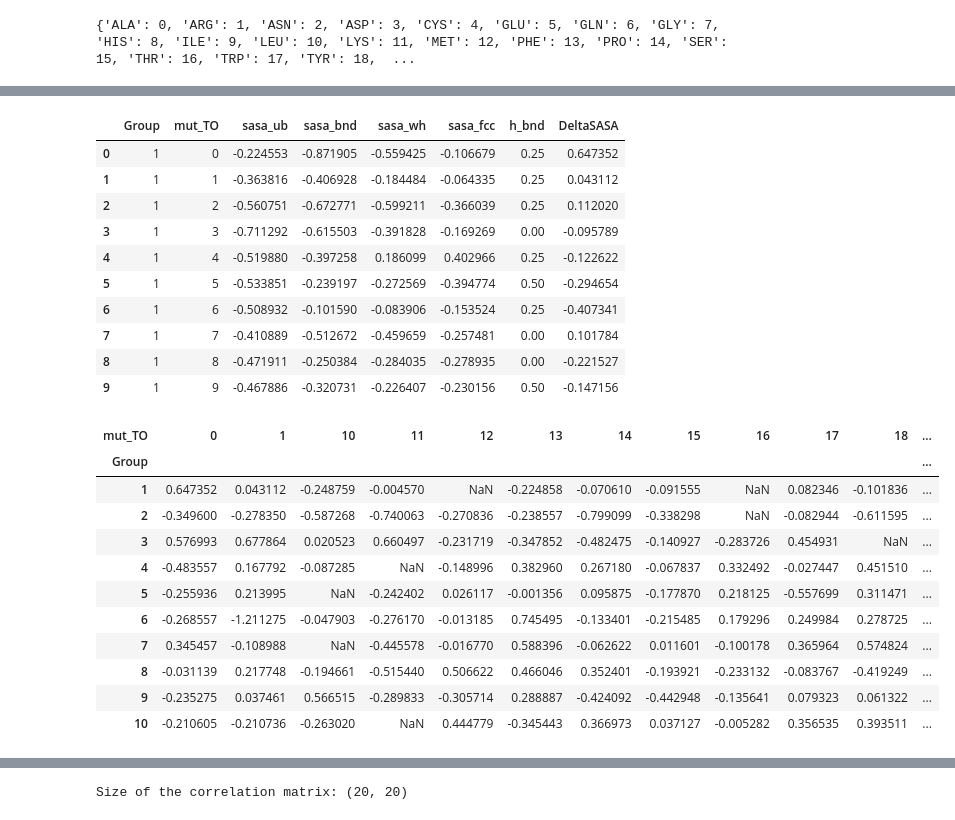
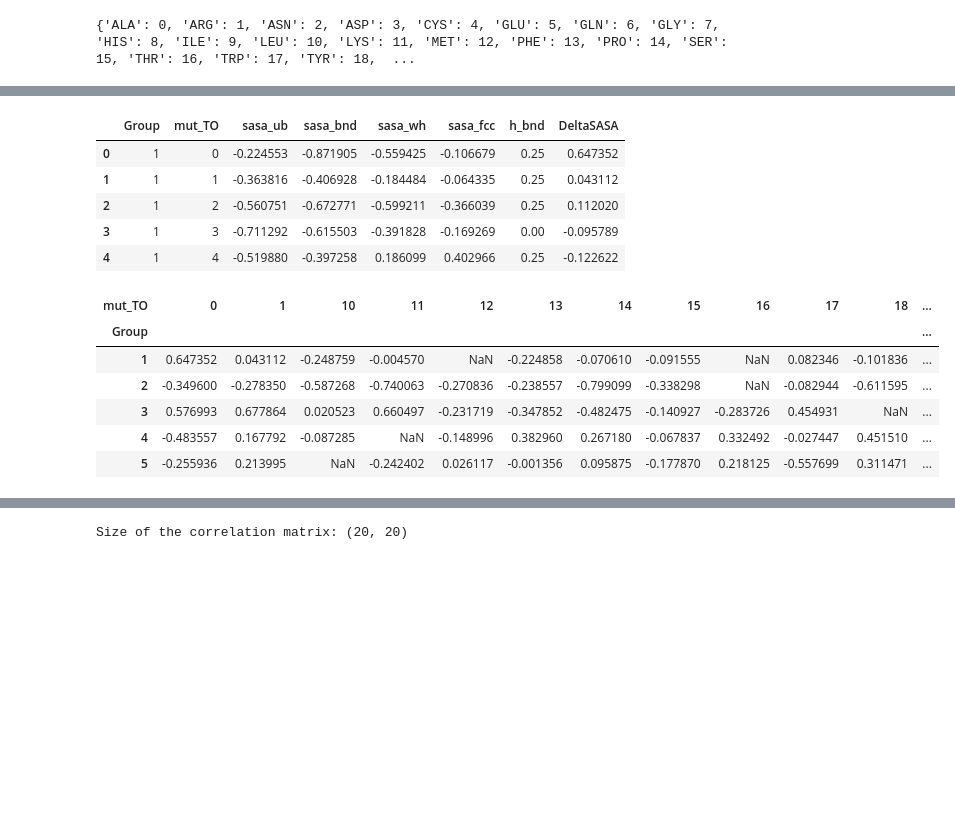
Before and after one commit to return0ftheFaraz/CS512, a Jupyter notebook: alize1.ipynb, the cells around one changed output, grey strips where cells are left out. Saved outputs shown, nothing was run; the diff lists cells and outputs as text; code cells hidden in the pictures; blank space fills up the shorter version.

```diff
--- a/alize1.ipynb
+++ b/alize1.ipynb
@@ -538,7 +531,7 @@ label_df = final_df.iloc[:, start_column_index:]
 feat_df = final_df.iloc[:,:start_column_index]
 # %%
 feat_df['DeltaSASA'] = feat_df['sasa_ub'] - feat_df['sasa_bnd']
-feat_df.head(10)
+feat_df.head(5)
 # %% [output]
 |  | Group | mut_TO | sasa_ub | sasa_bnd | sasa_wh | sasa_fcc | h_bnd | DeltaSASA |
 | 0 | 1 | 0 | -0.224553 | -0.871905 | -0.559425 | -0.106679 | 0.25 | 0.647352 |
@@ -546,25 +539,15 @@ feat_df.head(10)
 | 2 | 1 | 2 | -0.560751 | -0.672771 | -0.599211 | -0.366039 | 0.25 | 0.112020 |
 | 3 | 1 | 3 | -0.711292 | -0.615503 | -0.391828 | -0.169269 | 0.00 | -0.095789 |
 | 4 | 1 | 4 | -0.519880 | -0.397258 | 0.186099 | 0.402966 | 0.25 | -0.122622 |
-| 5 | 1 | 5 | -0.533851 | -0.239197 | -0.272569 | -0.394774 | 0.50 | -0.294654 |
-| 6 | 1 | 6 | -0.508932 | -0.101590 | -0.083906 | -0.153524 | 0.25 | -0.407341 |
-| 7 | 1 | 7 | -0.410889 | -0.512672 | -0.459659 | -0.257481 | 0.00 | 0.101784 |
-| 8 | 1 | 8 | -0.471911 | -0.250384 | -0.284035 | -0.278935 | 0.00 | -0.221527 |
-| 9 | 1 | 9 | -0.467886 | -0.320731 | -0.226407 | -0.230156 | 0.50 | -0.147156 |
 # %%
 mut_impact_df = feat_df.pivot(index='Group', columns='mut_TO', values='DeltaSASA')
-mut_impact_df.head(10)
+mut_impact_df.head(5)
 # %% [output]
 | mut_TO | 0 | 1 | 10 | 11 | 12 | 13 | 14 | 15 | 16 | 17 | 18 | ... |
 | Group |  |  |  |  |  |  |  |  |  |  |  | ... |
 | 1 | 0.647352 | 0.043112 | -0.248759 | -0.004570 | NaN | -0.224858 | -0.070610 | -0.091555 | NaN | 0.082346 | -0.101836 | ... |
 | 2 | -0.349600 | -0.278350 | -0.587268 | -0.740063 | -0.270836 | -0.238557 | -0.799099 | -0.338298 | NaN | -0.082944 | -0.611595 | ... |
 | 3 | 0.576993 | 0.677864 | 0.020523 | 0.660497 | -0.231719 | -0.347852 | -0.482475 | -0.140927 | -0.283726 | 0.454931 | NaN | ... |
 | 4 | -0.483557 | 0.167792 | -0.087285 | NaN | -0.148996 | 0.382960 | 0.267180 | -0.067837 | 0.332492 | -0.027447 | 0.451510 | ... |
 | 5 | -0.255936 | 0.213995 | NaN | -0.242402 | 0.026117 | -0.001356 | 0.095875 | -0.177870 | 0.218125 | -0.557699 | 0.311471 | ... |
-| 6 | -0.268557 | -1.211275 | -0.047903 | -0.276170 | -0.013185 | 0.745495 | -0.133401 | -0.215485 | 0.179296 | 0.249984 | 0.278725 | ... |
-| 7 | 0.345457 | -0.108988 | NaN | -0.445578 | -0.016770 | 0.588396 | -0.062622 | 0.011601 | -0.100178 | 0.365964 | 0.574824 | ... |
-| 8 | -0.031139 | 0.217748 | -0.194661 | -0.515440 | 0.506622 | 0.466046 | 0.352401 | -0.193921 | -0.233132 | -0.083767 | -0.419249 | ... |
-| 9 | -0.235275 | 0.037461 | 0.566515 | -0.289833 | -0.305714 | 0.288887 | -0.424092 | -0.442948 | -0.135641 | 0.079323 | 0.061322 | ... |
-| 10 | -0.210605 | -0.210736 | -0.263020 | NaN | 0.444779 | -0.345443 | 0.366973 | 0.037127 | -0.005282 | 0.356535 | 0.393511 | ... |
 # %%
```
Also changed, not shown: parts of 22 cells of this notebook.
